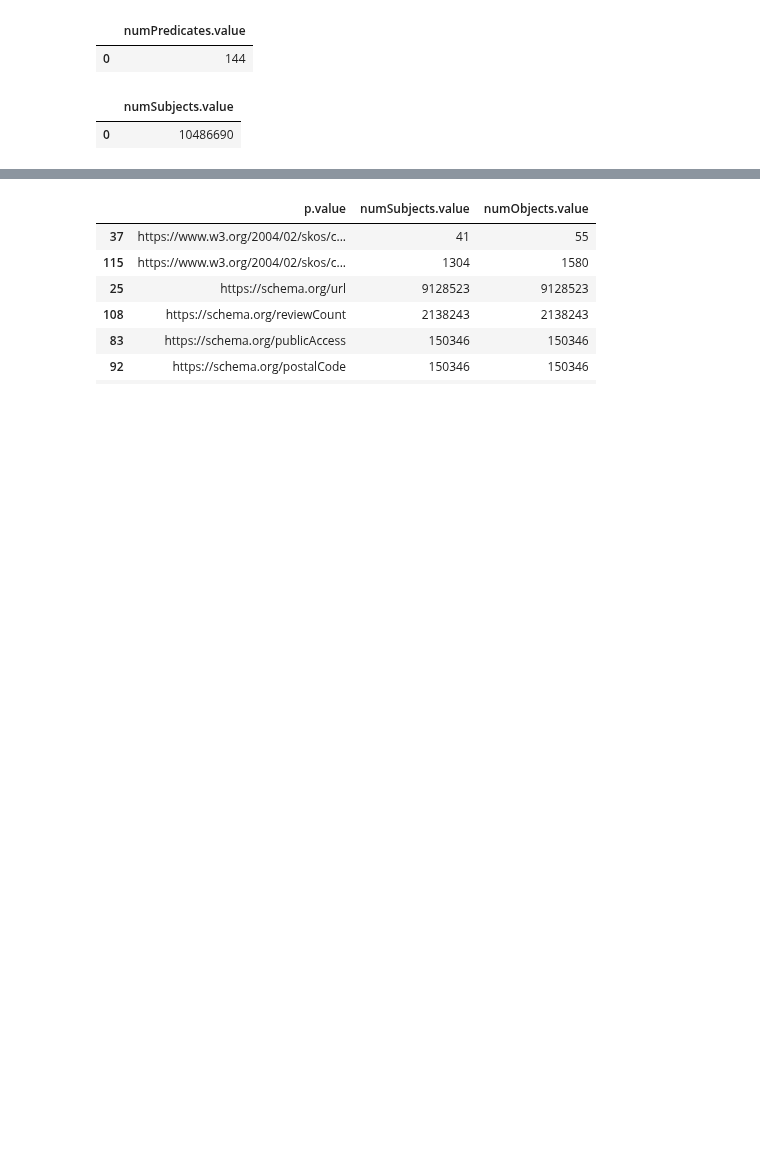
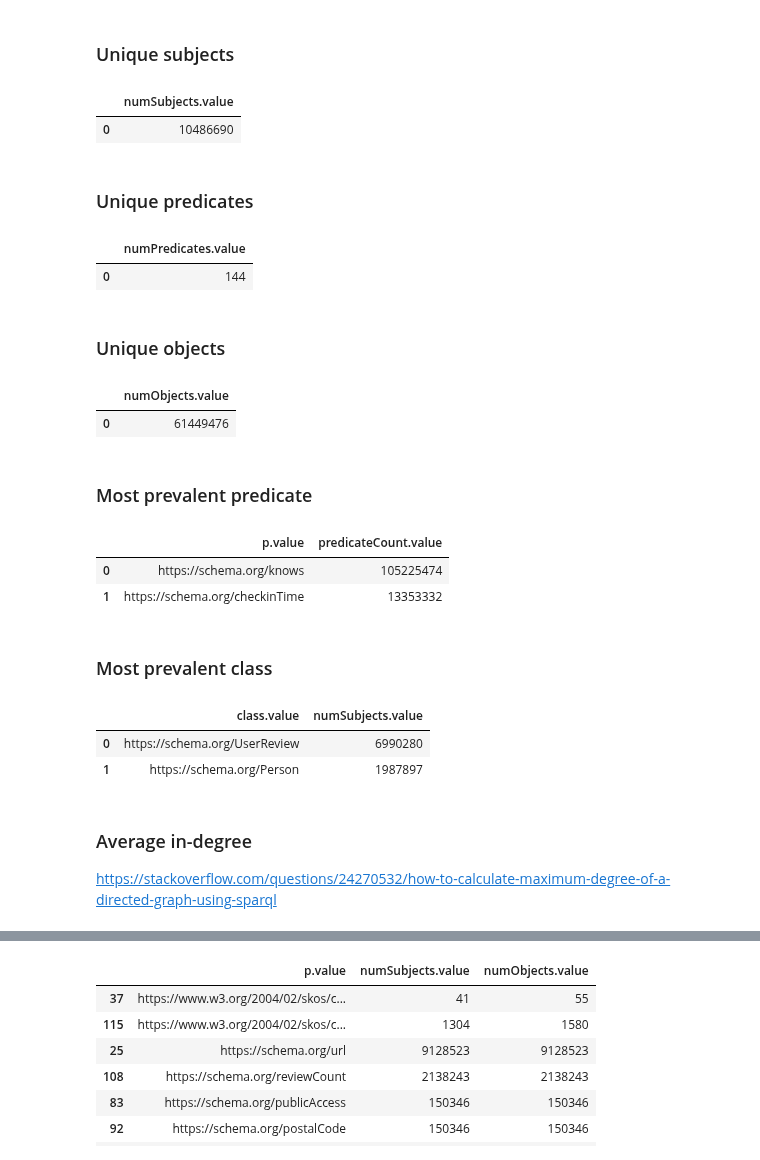
Before and after one commit to christiannielsen98/DVML-P7, a Jupyter notebook: Code/Illustrations/basic_stats_kg.ipynb, the cells around one changed output, grey strips where cells are left out. Drawn from its saved outputs; the diff is of its cells as text; code cells hidden in the pictures; blank space fills up the shorter version.

```diff
--- a/Code/Illustrations/basic_stats_kg.ipynb
+++ b/Code/Illustrations/basic_stats_kg.ipynb
@@ -4,3 +6,6 @@ import numpy as np
 
 from Code.UtilityFunctions.get_data_path import get_path
 from Code.UtilityFunctions.run_query import run_query
+# %%
+pd.set_option('display.max_rows', 500)
+pd.set_option('display.max_colwidth', 500)
@@ -7,3 +26,19 @@ from Code.UtilityFunctions.run_query import run_query
+# %% [markdown]
+### Unique subjects
+# %%
+sparql_query = """
+SELECT (COUNT(DISTINCT ?s) as ?numSubjects)
+FROM <http://www.yelpkg.com/yelp_kg>
+WHERE {
+  ?s ?p ?o .
+}
+"""
+run_query(sparql_query, as_dataframe=True)
+# %% [output]
+|  | numSubjects.value |
+| 0 | 10486690 |
+# %% [markdown]
+### Unique predicates
 # %%
 sparql_query = """
 SELECT (COUNT(DISTINCT ?p) as ?numPredicates)
@@ -16,15 +51,58 @@ run_query(sparql_query, as_dataframe=True)
 # %% [output]
 |  | numPredicates.value |
 | 0 | 144 |
+# %% [markdown]
+### Unique objects
 # %%
 sparql_query = """
-SELECT (COUNT(DISTINCT ?s) as ?numSubjects)
+SELECT COUNT(DISTINCT ?o) as ?numObjects
 FROM <http://www.yelpkg.com/yelp_kg>
 WHERE {
   ?s ?p ?o .
 }
 """
 run_query(sparql_query, as_dataframe=True)
 # %% [output]
-|  | numSubjects.value |
-| 0 | 10486690 |
+|  | numObjects.value |
+| 0 | 61449476 |
+# %% [markdown]
+### Most prevalent predicate
+# %%
+sparql_query = """
+SELECT ?p COUNT(?p) as ?predicateCount
+FROM <http://www.yelpkg.com/yelp_kg>
+WHERE {
+  ?s ?p ?o .
+}
+GROUP BY ?p
+ORDER BY DESC(?predicateCount)
+LIMIT 2
+"""
+run_query(sparql_query, as_dataframe=True)
+# %% [output]
+|  | p.value | predicateCount.value |
+| 0 | https://schema.org/knows | 105225474 |
+| 1 | https://schema.org/checkinTime | 13353332 |
+# %% [markdown]
+### Most prevalent class
+# %%
+sparql_query = """
+SELECT ?class (COUNT(DISTINCT ?s) as ?numSubjects)
+FROM <http://www.yelpkg.com/yelp_kg>
+WHERE {
+  ?s rdfs:Class ?class .
+}
+GROUP BY ?class
+ORDER BY DESC(?numSubjects)
+LIMIT 2
+"""
+
+run_query(sparql_query, as_dataframe=True)
+# %% [output]
+|  | class.value | numSubjects.value |
+| 0 | https://schema.org/UserReview | 6990280 |
+| 1 | https://schema.org/Person | 1987897 |
+# %% [markdown]
+### Average in-degree
+
+https://stackoverflow.com/questions/24270532/how-to-calculate-maximum-degree-of-a-directed-graph-using-sparql
```
Also changed, not shown: parts of 14 cells of this notebook, 9 other files.
